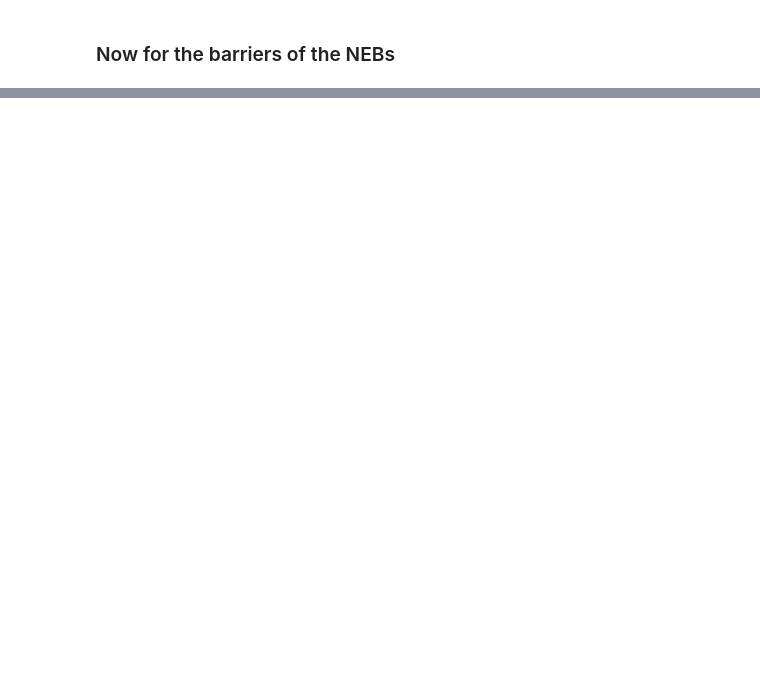
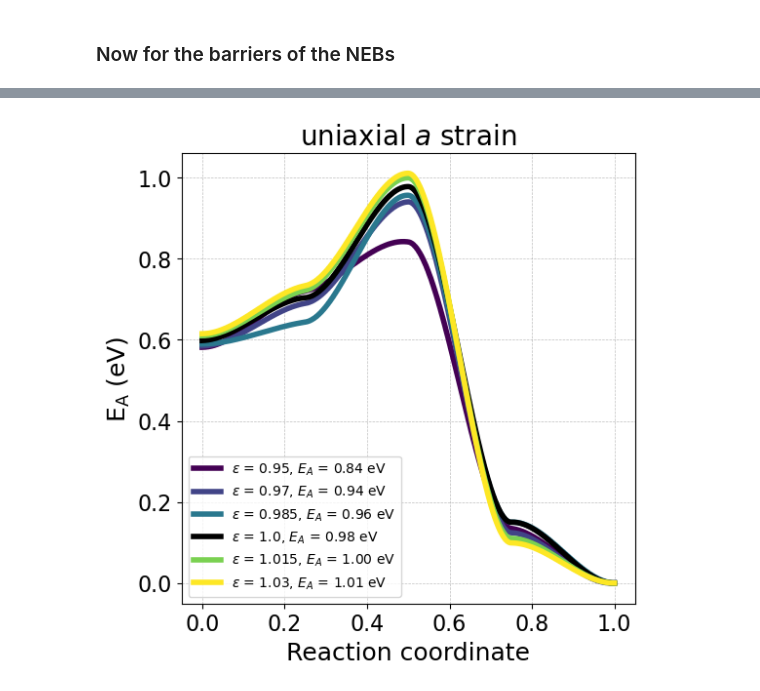
Before and after one commit to armmorin/strained, a Jupyter notebook: notebook.ipynb, the cells around one changed output, grey strips where cells are left out. Saved outputs shown, nothing was run; the diff lists cells and outputs as text; code cells hidden in the pictures; blank space fills up the shorter version.

```diff
--- a/notebook.ipynb
+++ b/notebook.ipynb
@@ -714,11 +967,13 @@ db_path = 'structures/hexag_perovs_strained.db'
 
 # Read the database
 with connect(db_path) as db:
-    rows = db.select('jobtype=migration')
+    # Create a dictionary to store the data
+    data_dict = {'name':[], 'natoms': [], 'dopant':[], 'mask':[], 'in_plane':[], 'delta_e':[], 'barrier':[], 'climb':[], 'forward_e':[], 'reverse_e':[], 'kra':[]}
 
-    # Create a dictionary to store the data
-    data_dict = {'name':[], 'natoms': [], 'dopant':[], 'mask':[], 'in_plane':[], 'barrier':[], 'climb':[], 'forward_e':[], 'reverse_e':[], 'delta_e':[], 'delta_e':[], 'kra':[]}
-    for row in rows:
+    vac_rows = db.select('jobtype=vacancies')
+    mig_rows = db.select('jobtype=migration')
+
+    for row in mig_rows:
         data_dict['name'].append(row.name)
         data_dict['dopant'].append(row.dopant)
         data_dict['natoms'].append(row.natoms)
@@ -831,12 +1363,11 @@ data = data.sort_values(by=['in_plane','mask', 'climb'])
 
 # Drop the 'equil' mask data
 data = data[data['mask']!='equil']
-data.to_csv('strained_perovskite_barrier_2.csv', index=False)
 
 # Create a figure
 fig, ax = plt.subplots(len(barrier_types), 1, figsize=(6, 10))
 
-names_dict = {'x_axis': 'x axis', 'y_axis': 'y axis', 'biaxial': 'biaxial'}
+names_dict = {'x_axis': r'uniaxial $a$', 'y_axis': r'uniaxial $b$', 'biaxial': r'biaxial $ab$'}
 
 xlims = [0.95, 1.03]
 
@@ -848,7 +1379,7 @@ for i, barrier_type in enumerate(barrier_types):
     # Get the equilibrium energy
     for mask in masks:
         mask_data = barrier_type_data[barrier_type_data['mask']==mask]
-        ax[i].plot(mask_data['in_plane'], mask_data['barrier'], label=names_dict[mask], marker='o')
+        ax[i].plot(mask_data['in_plane'], mask_data['kra'], label=names_dict[mask], marker='o')
     ax[i].grid(True, linestyle='--', alpha=0.5, linewidth=1, color='gray')
     ax[i].set_xlim(xlims)
     ax[i].set_title(f'Climbing Image: {barrier_type}')
@@ -862,0 +1497,80 @@ plt.show()
+# %%
+import pandas as pd
+import numpy as np
+import matplotlib.pyplot as plt
+from pathlib import Path
+%matplotlib inline
+
+# Read the data from the csv file
+data = pd.read_csv('strained_perovskite_barriers.csv')
+neb_energies = pd.read_csv('neb_energies_fit.csv')
+
+# There will be a plot for every dopant. The markers will be different for each mask value. They will all contain the equilibrium energy
+barrier_types = data['climb'].unique()
+
+# Generate a copy of the 'equil' mask data for each of the masks in the data
+for barrier_type in barrier_types:
+    equil_data = data[(data['climb']==barrier_type) & (data['mask']=='equil')]
+    for mask in data['mask'].unique():
+        if mask != 'equil':
+            mask_data = equil_data.copy()
+            mask_data['mask'] = mask
+            data = pd.concat([data, mask_data])
+
+# Sort the data by the in-plane strain
+data = data.sort_values(by=['in_plane','mask', 'climb'])
+
+# Drop the 'equil' mask data
+data = data[data['mask']!='equil']
+
+# Drop the entries for which the climbing image is false
+data = data[data['climb']==True]
+
+# Keep the entries that match the cineb data dictionary
+data = data[data['name'].isin(ci_neb_data.keys())]
+
+# Get the rows that have the x-axis mask
+data = data[data['mask']=='x_axis']
+
+cmap = plt.get_cmap('viridis')
+
+colors_in_plane = np.linspace(0, 1, len(data['in_plane'].unique()))
+
+colors = cmap(colors_in_plane)
+
+in_plane_dict = {'s7': 1.070, 's5': 1.050, 's3': 1.030, 's1': 1.015, 'e0': 1.000, 'c1': 0.985, 'c3': 0.970, 'c5': 0.950, 'c7': 0.930}
+
+
+names_dict = {'x_axis': r'uniaxial $a$', 'y_axis': r'uniaxial $b$', 'biaxial': r'biaxial $ab$'}
+fig, ax = plt.subplots(1, 1, figsize=(6, 6))
+
+for index, row in data.iterrows():
+    name = row['name']
+    fit_energies = neb_energies[neb_energies['name']==name].values[0][1:]
+    in_plane = row['in_plane']
+    mask = row['mask']
+    label = fr'$\epsilon$ = {in_plane}, $E_A$ = {fit_energies.max():.2f} eV'
+
+
+    # Normalize the path
+    x = np.linspace(0, 1, len(fit_energies))
+
+    if 'e0' not in name:
+        ax.plot(x, fit_energies, label=label, color=colors[np.where(data['in_plane'].unique()==in_plane)[0][0]], linewidth=4)
+    else:
+        ax.plot(x, fit_energies, 'k-', linewidth=4, label=label)
+
+    ax.set_xlabel('Reaction coordinate', fontsize=18)
+    ax.set_ylabel(r'$\mathrm{E_A}$ (eV)', fontsize=18)
+    ax.yaxis.set_tick_params(labelsize=16)
+    ax.xaxis.set_tick_params(labelsize=16)
+    ax.legend()
+    ax.set_title(f"{names_dict[mask]} strain", fontsize=20)
+    ax.grid(True, linestyle='--', alpha=0.5, linewidth=0.5, color='gray')
+    #
+    #plt.title(f"{name}, Barrier: {barrier:.2f} eV, Delta E: {delta_e:.2f} eV, KRA: {kra_energy:.2f} eV")
+    #plt.savefig(f"{plot_dir}/{name}.png", bbox_inches='tight', dpi=300)
+#    break
+plt.show()
+# %% [output]
+[figure, added]
```
Also changed, not shown: parts of 25 cells of this notebook, 8 other files.
